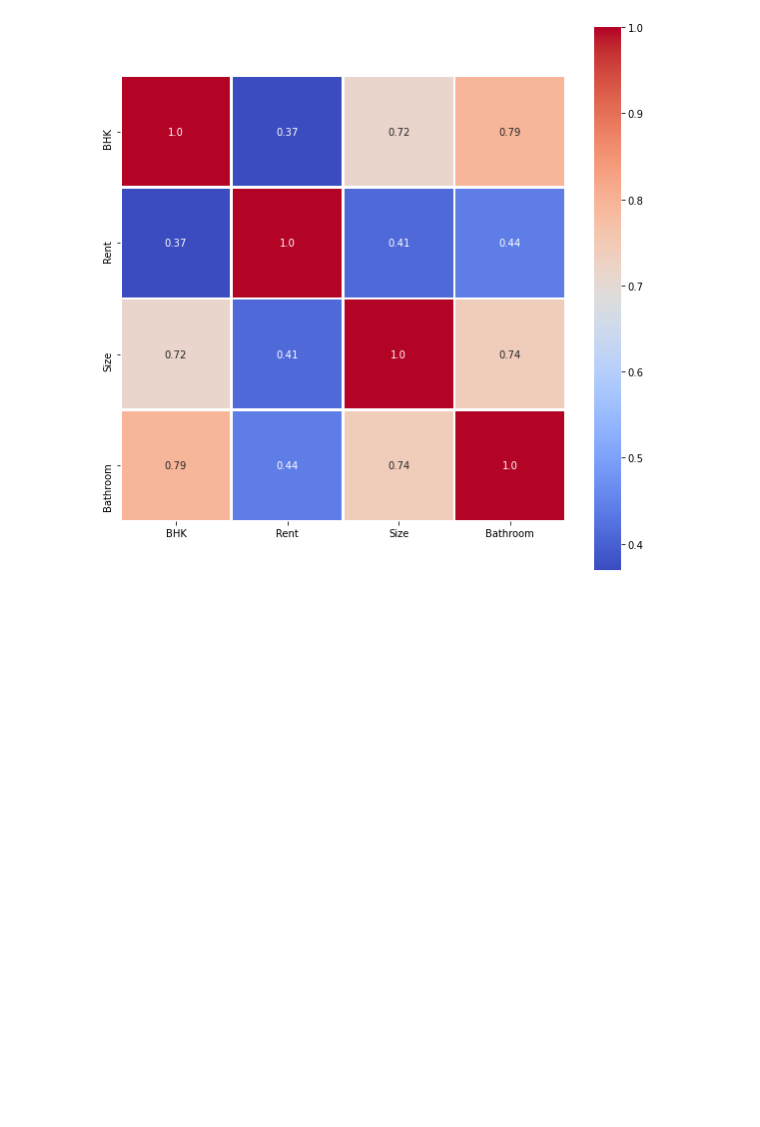
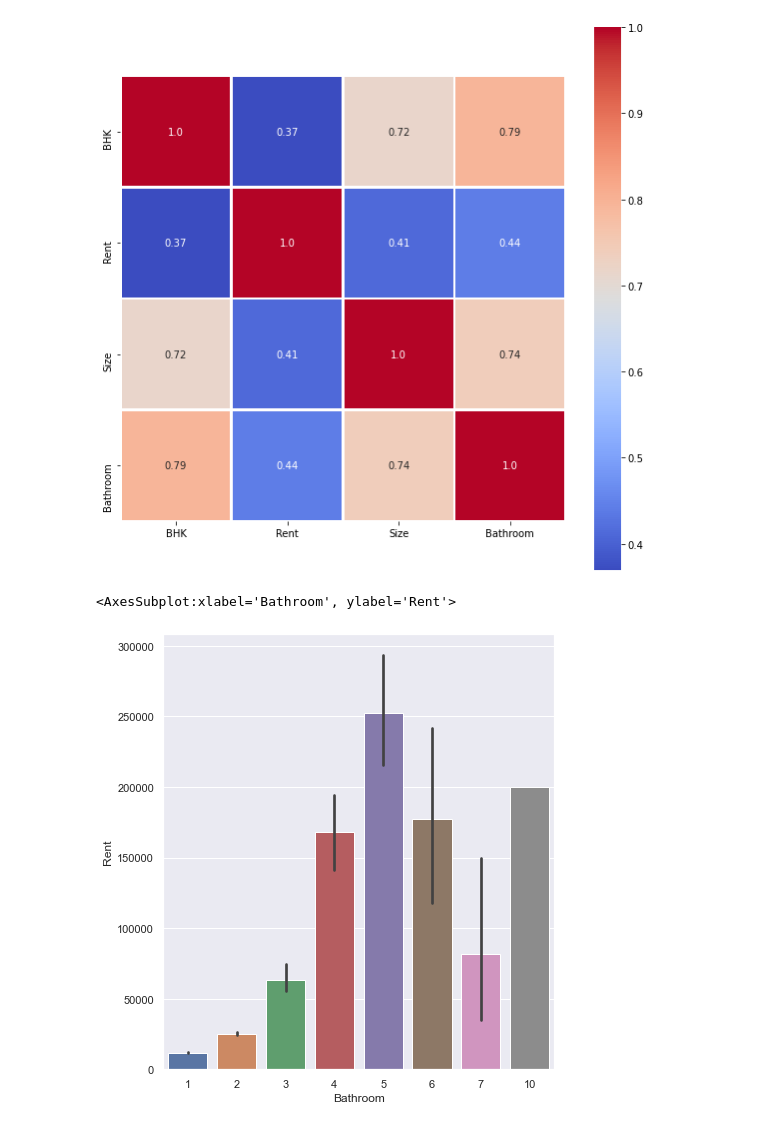
Before and after one commit to remre/housepricer, a Jupyter notebook: workenvfirst.ipynb, the cells around one changed output. Cells and saved outputs as stored; diff of their text form; code cells hidden in the pictures; blank space fills up the shorter version.

```diff
--- a/workenvfirst.ipynb
+++ b/workenvfirst.ipynb
@@ -86,3 +135,10 @@ sns.heatmap(corr,annot=True,fmt=".2",cmap= 'coolwarm',linewidths=2,square = True
 # %% [output]
 <AxesSubplot:>
 [figure]
+# %%
+sns.set(rc={'figure.figsize':(7,8)})
+# %%
+sns.barplot(x='Bathroom', y='Rent', data=df)#money talks here
+# %% [output]
+<AxesSubplot:xlabel='Bathroom', ylabel='Rent'>
+[figure, added]
```
Also changed, not shown: parts of 14 cells of this notebook.
